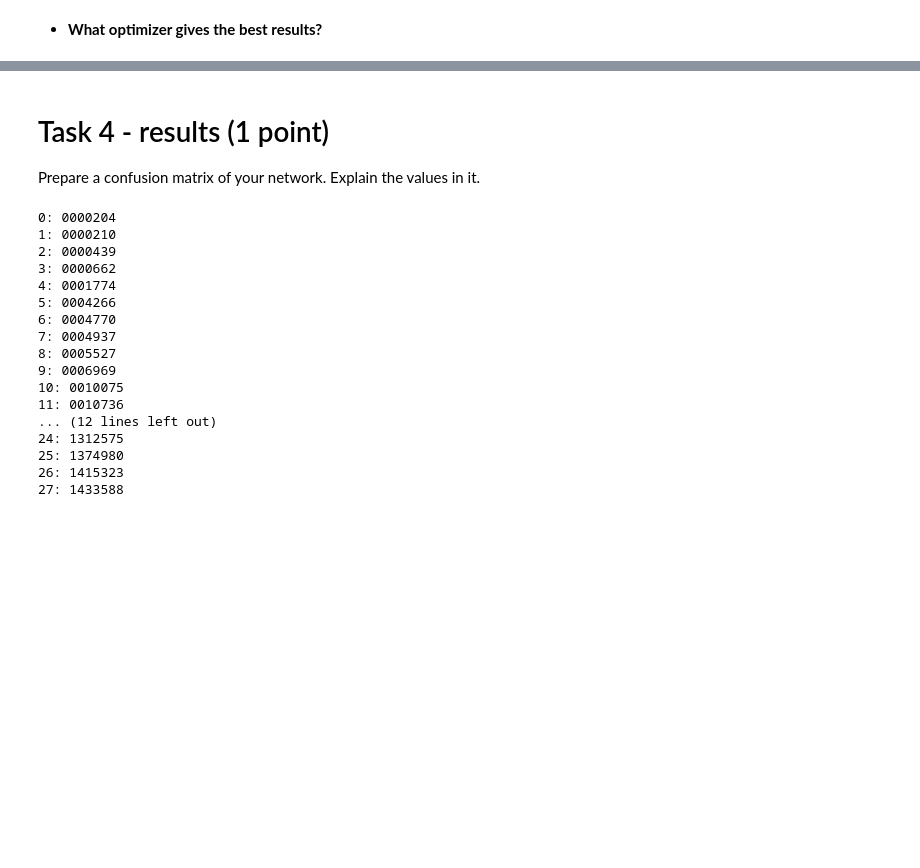
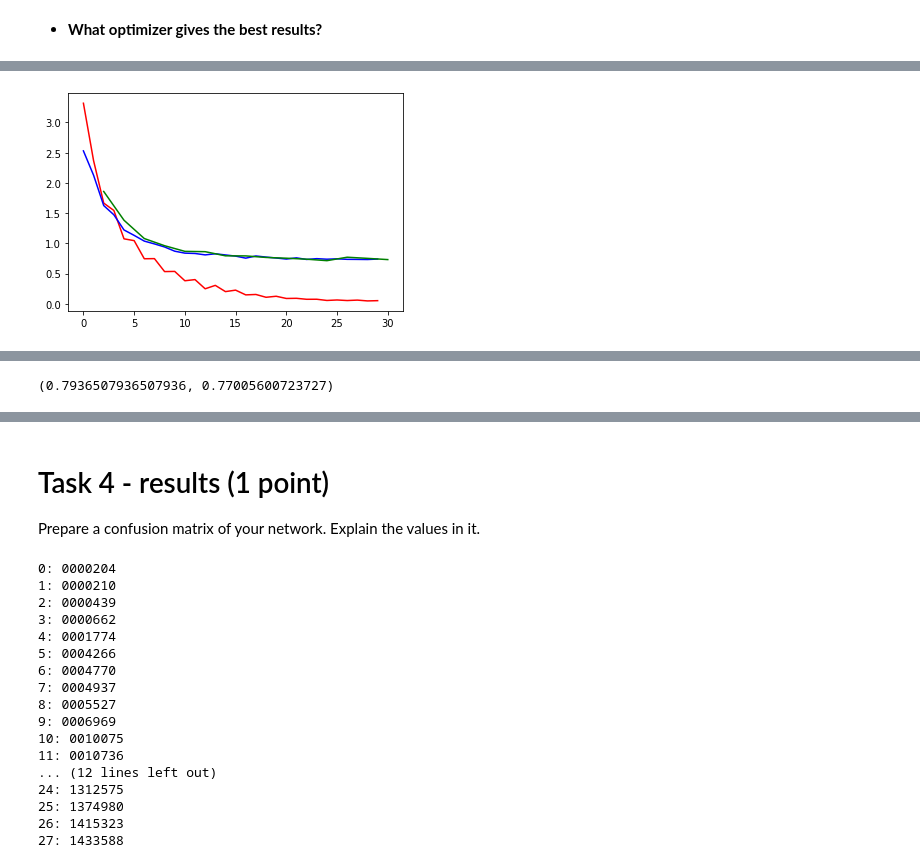
Before and after one commit to mnaruniec/GSN-Image-Classification, a Jupyter notebook: Assignment1.ipynb, the cells around one changed output, grey strips where cells are left out. Drawn from its saved outputs; the diff is of its cells as text; code cells hidden in the pictures; blank space fills up the shorter version.

```diff
--- a/Assignment1.ipynb
+++ b/Assignment1.ipynb
@@ -553,3 +695,4 @@ CelebrityTrainer(optimizer_lambda=sgd_momentum).train()
 # %%
-adagrad = partial(optim.Adam, lr=DEFAULT_LR, weight_decay=DEFAULT_WEIGHT_DECAY)
+adagrad = partial(optim.Adagrad, lr=100 * DEFAULT_LR, weight_decay=DEFAULT_WEIGHT_DECAY)
 CelebrityTrainer(optimizer_lambda=adagrad).train()
+# %% [output]
@@ -555,0 +716 @@ CelebrityTrainer(optimizer_lambda=adagrad).train()
+[figure, added]
@@ -556 +720,2 @@ CelebrityTrainer(optimizer_lambda=adagrad).train()
+(0.7936507936507936, 0.77005600723727)
 # %%
```
Also changed, not shown: parts of 20 cells of this notebook.
